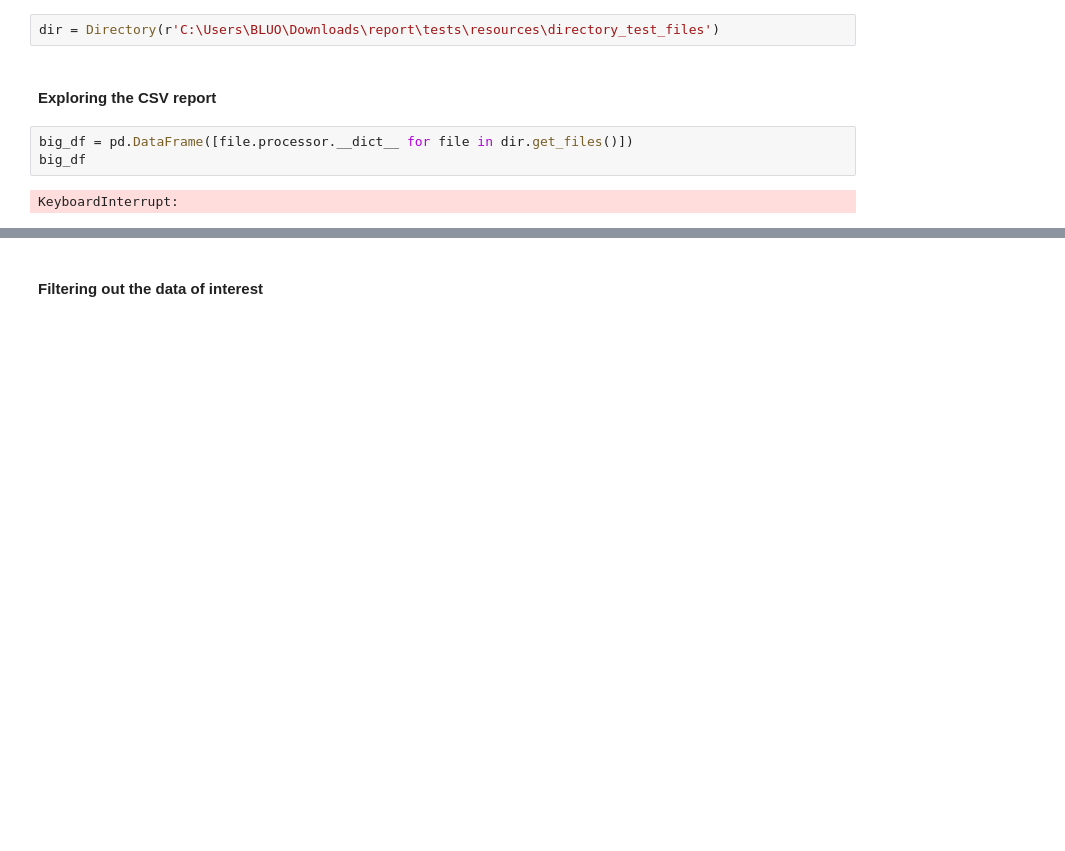
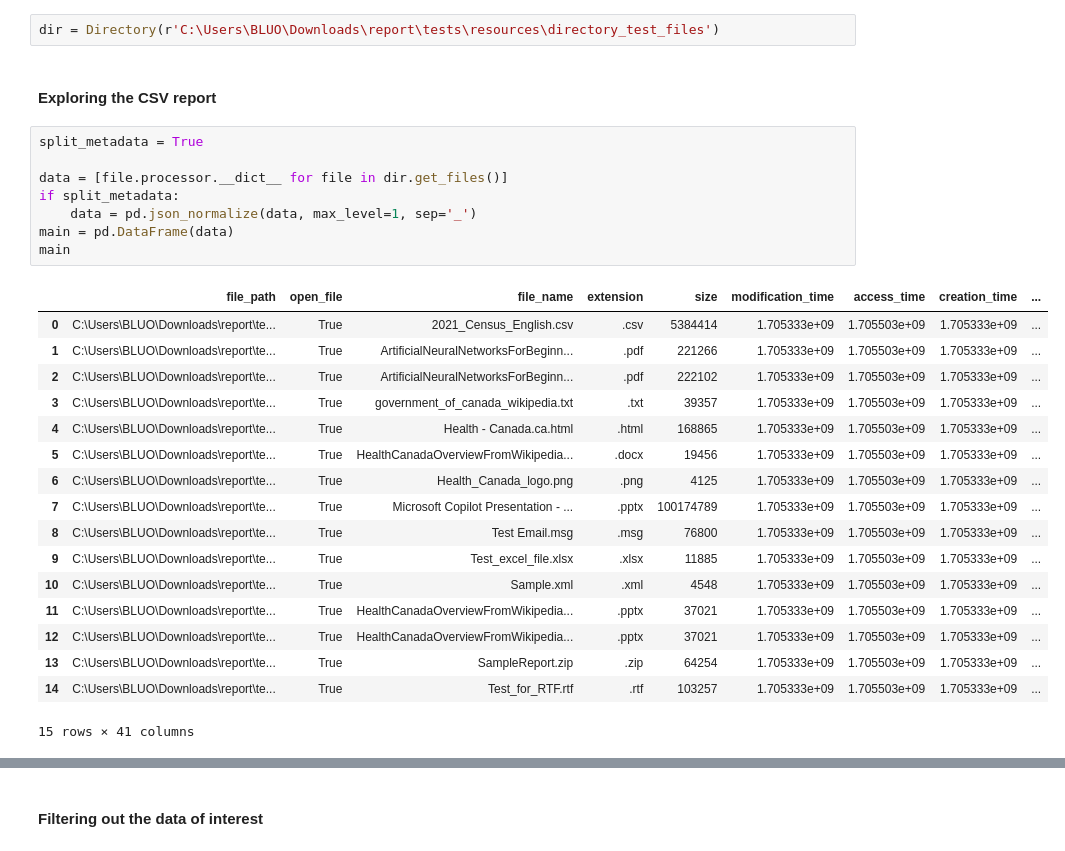
Before and after one commit to hc-sc-ocdo-bdpd/file-processing, a Jupyter notebook: file_processing/analytics.ipynb, the cells around one changed output, grey strips where cells are left out. Saved outputs shown, nothing was run; the diff lists cells and outputs as text; blank space fills up the shorter version.

```diff
--- a/file_processing/analytics.ipynb
+++ b/file_processing/analytics.ipynb
@@ -10,8 +11,29 @@ from directory import Directory
 dir = Directory(r'C:\Users\BLUO\Downloads\report\tests\resources\directory_test_files')
 # %% [markdown]
 #### Exploring the CSV report
-# %%
-big_df = pd.DataFrame([file.processor.__dict__ for file in dir.get_files()])
-big_df
-# %% [output]
-KeyboardInterrupt:
+# %%
+split_metadata = True
+
+data = [file.processor.__dict__ for file in dir.get_files()]
+if split_metadata:
+    data = pd.json_normalize(data, max_level=1, sep='_')
+main = pd.DataFrame(data)
+main
+# %% [output]
+|  | file_path | open_file | file_name | extension | size | modification_time | access_time | creation_time | ... |
+| 0 | C:\Users\BLUO\Downloads\report\te... | True | 2021_Census_English.csv | .csv | 5384414 | 1.705333e+09 | 1.705503e+09 | 1.705333e+09 | ... |
+| 1 | C:\Users\BLUO\Downloads\report\te... | True | ArtificialNeuralNetworksForBeginn... | .pdf | 221266 | 1.705333e+09 | 1.705503e+09 | 1.705333e+09 | ... |
+| 2 | C:\Users\BLUO\Downloads\report\te... | True | ArtificialNeuralNetworksForBeginn... | .pdf | 222102 | 1.705333e+09 | 1.705503e+09 | 1.705333e+09 | ... |
+| 3 | C:\Users\BLUO\Downloads\report\te... | True | government_of_canada_wikipedia.txt | .txt | 39357 | 1.705333e+09 | 1.705503e+09 | 1.705333e+09 | ... |
+| 4 | C:\Users\BLUO\Downloads\report\te... | True | Health - Canada.ca.html | .html | 168865 | 1.705333e+09 | 1.705503e+09 | 1.705333e+09 | ... |
+| 5 | C:\Users\BLUO\Downloads\report\te... | True | HealthCanadaOverviewFromWikipedia... | .docx | 19456 | 1.705333e+09 | 1.705503e+09 | 1.705333e+09 | ... |
+| 6 | C:\Users\BLUO\Downloads\report\te... | True | Health_Canada_logo.png | .png | 4125 | 1.705333e+09 | 1.705503e+09 | 1.705333e+09 | ... |
+| 7 | C:\Users\BLUO\Downloads\report\te... | True | Microsoft Copilot Presentation - ... | .pptx | 100174789 | 1.705333e+09 | 1.705503e+09 | 1.705333e+09 | ... |
+| 8 | C:\Users\BLUO\Downloads\report\te... | True | Test Email.msg | .msg | 76800 | 1.705333e+09 | 1.705503e+09 | 1.705333e+09 | ... |
+| 9 | C:\Users\BLUO\Downloads\report\te... | True | Test_excel_file.xlsx | .xlsx | 11885 | 1.705333e+09 | 1.705503e+09 | 1.705333e+09 | ... |
+| 10 | C:\Users\BLUO\Downloads\report\te... | True | Sample.xml | .xml | 4548 | 1.705333e+09 | 1.705503e+09 | 1.705333e+09 | ... |
+| 11 | C:\Users\BLUO\Downloads\report\te... | True | HealthCanadaOverviewFromWikipedia... | .pptx | 37021 | 1.705333e+09 | 1.705503e+09 | 1.705333e+09 | ... |
+| 12 | C:\Users\BLUO\Downloads\report\te... | True | HealthCanadaOverviewFromWikipedia... | .pptx | 37021 | 1.705333e+09 | 1.705503e+09 | 1.705333e+09 | ... |
+| 13 | C:\Users\BLUO\Downloads\report\te... | True | SampleReport.zip | .zip | 64254 | 1.705333e+09 | 1.705503e+09 | 1.705333e+09 | ... |
+| 14 | C:\Users\BLUO\Downloads\report\te... | True | Test_for_RTF.rtf | .rtf | 103257 | 1.705333e+09 | 1.705503e+09 | 1.705333e+09 | ... |
+15 rows × 41 columns
```
Also changed, not shown: parts of 6 cells of this notebook, 3 other files.
